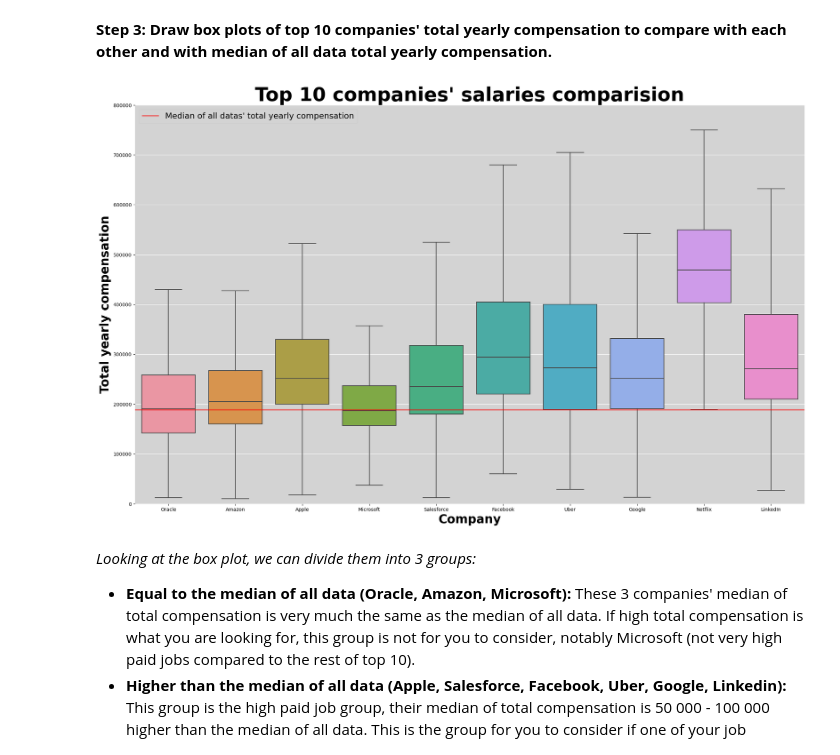
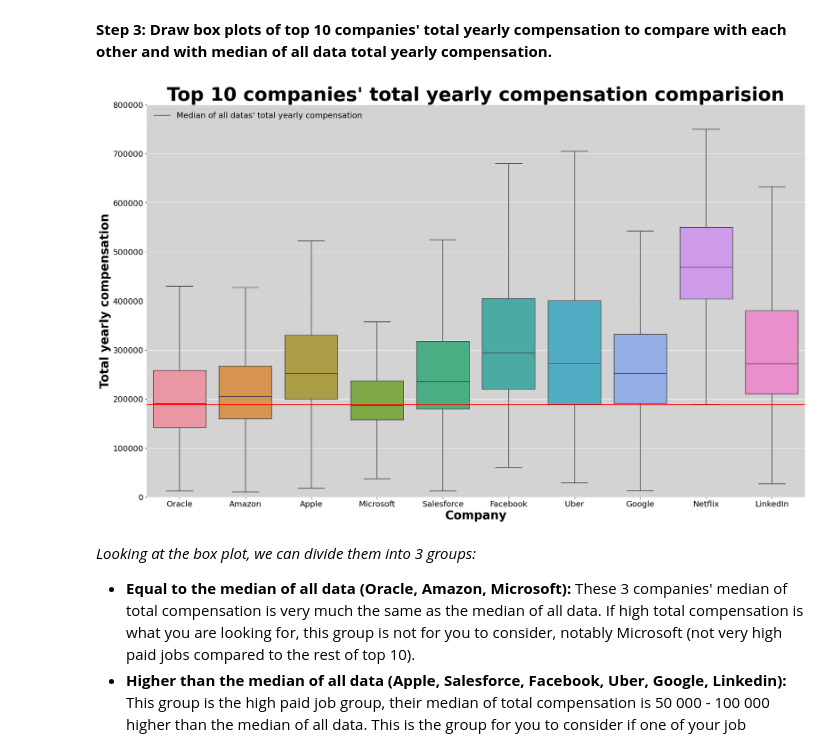
Before and after one commit to hoangvo1902/CSC17104_PROGRAMMING-FOR-DATA-SCIENCE, a Jupyter notebook: Final project_Completed.ipynb, the cells around one changed output. Drawn from its saved outputs; the diff is of its cells as text; code cells hidden in the pictures.

```diff
--- a/Final project_Completed.ipynb
+++ b/Final project_Completed.ipynb
@@ -717,22 +717,26 @@ plt.show()
 # %%
 plt.figure(figsize=(25,15))
 
-df_company = salary_df[salary_df['company'].isin(top10_company.keys())]
-fig = sns.boxplot(x='company', y='totalyearlycompensation', data=df_company, showfliers = False)
+company_df = salary_df[salary_df['company'].isin(top10_company.keys())]
+fig = sns.boxplot(x='company', y='totalyearlycompensation', data=company_df, showfliers = False)
 
-plt.title('Top 10 companies\' salaries comparision', size=40, fontweight ='bold')
+plt.title('Top 10 companies\' total yearly compensation comparision', size=40, fontweight ='bold')
 plt.xlabel('Company', size=25, fontweight ='bold')
 plt.ylabel('Total yearly compensation', size=25, fontweight ='bold')
 
 median_salary = salary_df['totalyearlycompensation'].median()
 plt.axhline(y=median_salary, color='r', linestyle='-', label='Median of all datas\' total yearly compensation')
 plt.legend(loc='upper left', prop={'size': 17})
 
+plt.xticks(fontsize=17)
+plt.yticks(fontsize=17)
+
+
 fig.axis(ymin=0, ymax=800000);
 
 plt.show()
 # %% [output]
-[figure, old version]
+[figure, new version]
 # %% [markdown]
 *Looking at the box plot, we can divide them into 3 groups:*
 
```
Also changed, not shown: parts of 3 cells of this notebook.
